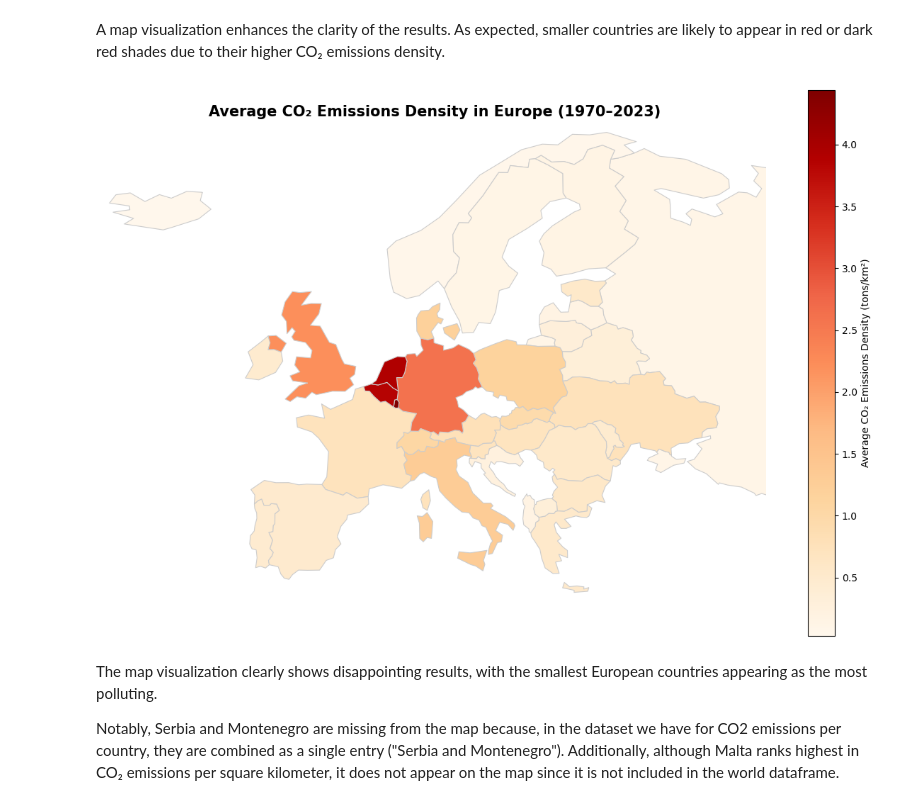
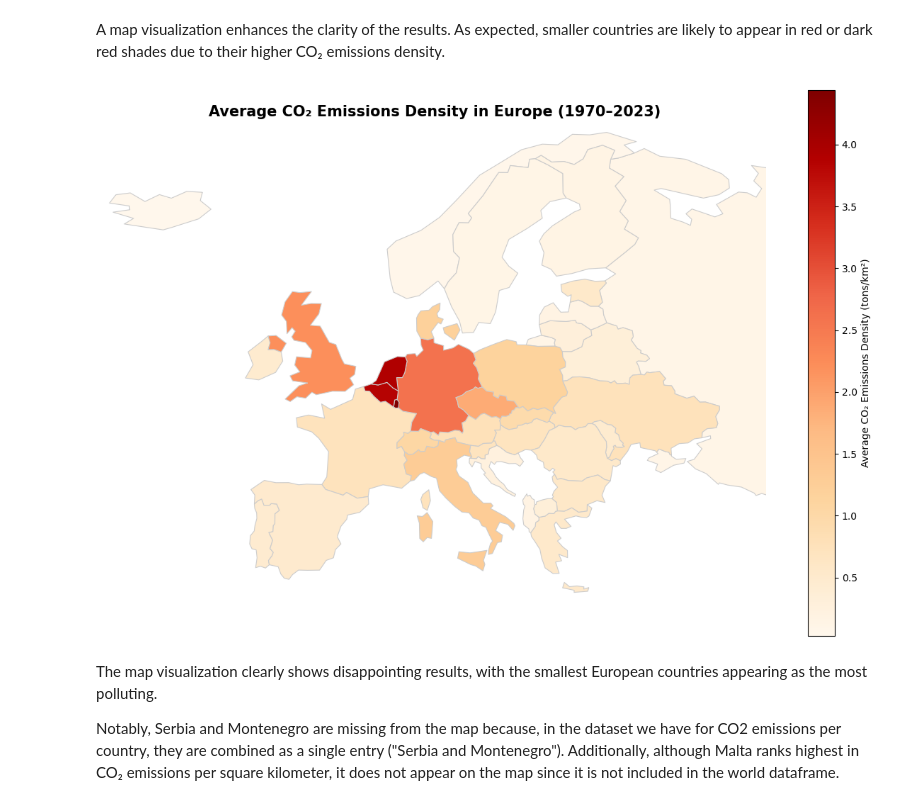
Before and after one commit to Filusion/PR2515, a Jupyter notebook: CO2_emissions_by_country_area.ipynb, the cells around one changed output. Drawn from its saved outputs; the diff is of its cells as text; code cells hidden in the pictures.

Commit message:
Fixed Czech Republic to show on the map.

```diff
--- a/CO2_emissions_by_country_area.ipynb
+++ b/CO2_emissions_by_country_area.ipynb
@@ -181,7 +181,7 @@ Therefore, while useful for some analyses, CO2 emissions per unit area should be
 # %% [markdown]
 A map visualization enhances the clarity of the results. As expected, smaller countries are likely to appear in red or dark red shades due to their higher CO₂ emissions density.
 # %%
-df_co2_density['Name'] = df_co2_density['Name'].replace('Czhech Republic', 'Czechia')
+df_co2_density['Name'] = df_co2_density['Name'].replace('Czech Republic', 'Czechia')
 df_co2_density['Name'] = df_co2_density['Name'].str.strip()
 world['NAME'] = world['NAME'].str.strip()
 
@@ -189,34 +189,34 @@ world['NAME'] = world['NAME'].str.strip()
 map_df = world.merge(df_co2_density, left_on='NAME', right_on='Name', how='inner')
 
 # Filter for Europe
 map_df = map_df[map_df['CONTINENT'] == 'Europe']
 
 # Set bounds for Europe to exclude distant territories
 minx, miny, maxx, maxy = -25, 34, 45, 72
 
 # Plot the map
 fig, ax = plt.subplots(1, 1, figsize=(12, 8))
 # fig.patch.set_facecolor('#121212')   # dark background
 # ax.set_facecolor('#121212')
 map_df.plot(
     column='avg_co2',
     cmap='OrRd',
     linewidth=0.8,
     edgecolor='0.8',
     legend=True,
     ax=ax,
     legend_kwds={'label': "Average CO₂ Emissions Density (tons/km²)"}
 )
 
 ax.set_xlim(minx, maxx)
 ax.set_ylim(miny, maxy)
 ax.set_title('Average CO₂ Emissions Density in Europe (1970–2023)', fontsize=15, weight='bold')
 ax.axis('off')
 
 plt.tight_layout()
 plt.show()
 # %% [output]
-[figure, old version]
+[figure, new version]
 # %% [markdown]
 The map visualization clearly shows disappointing results, with the smallest European countries appearing as the most polluting.
 
```
